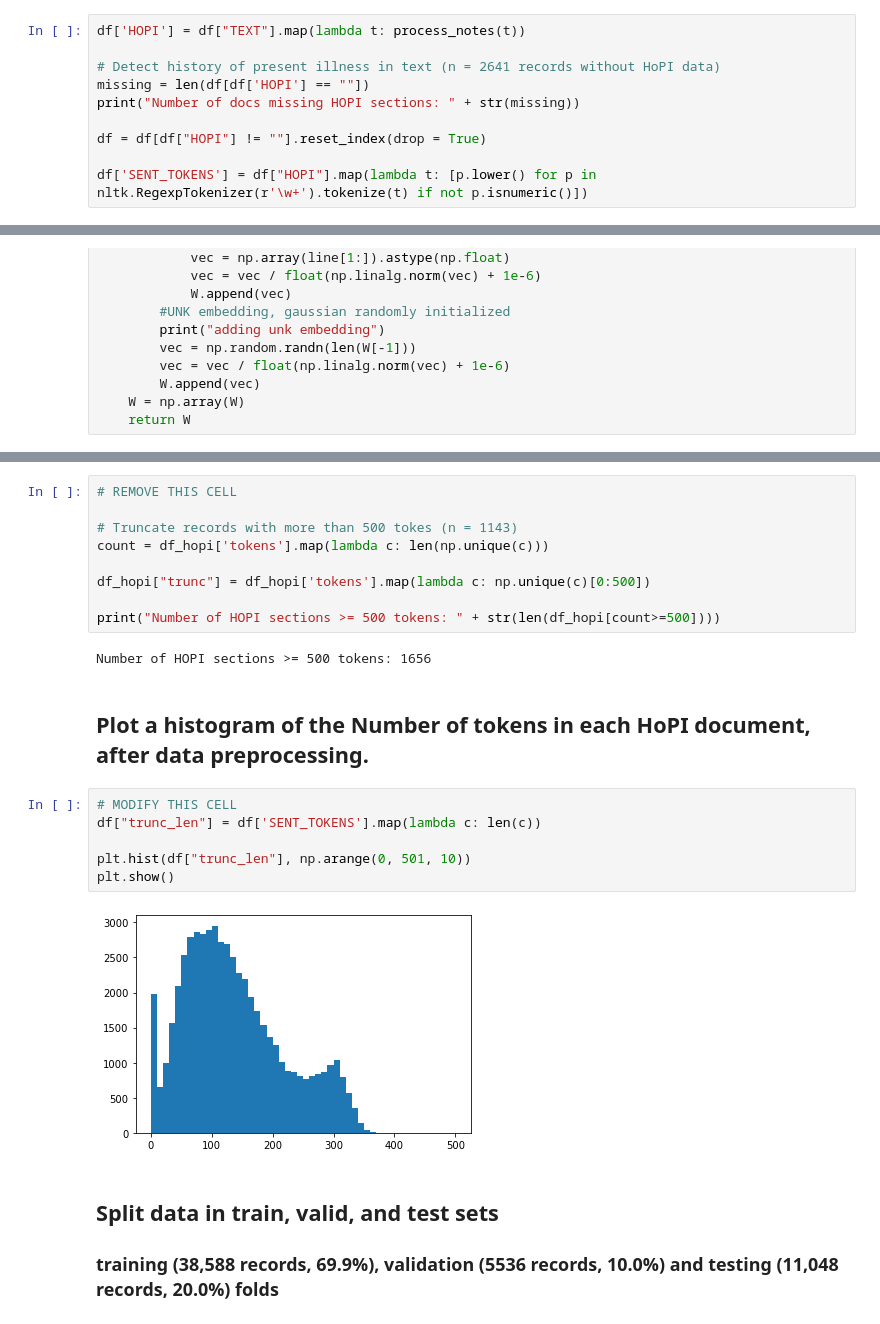
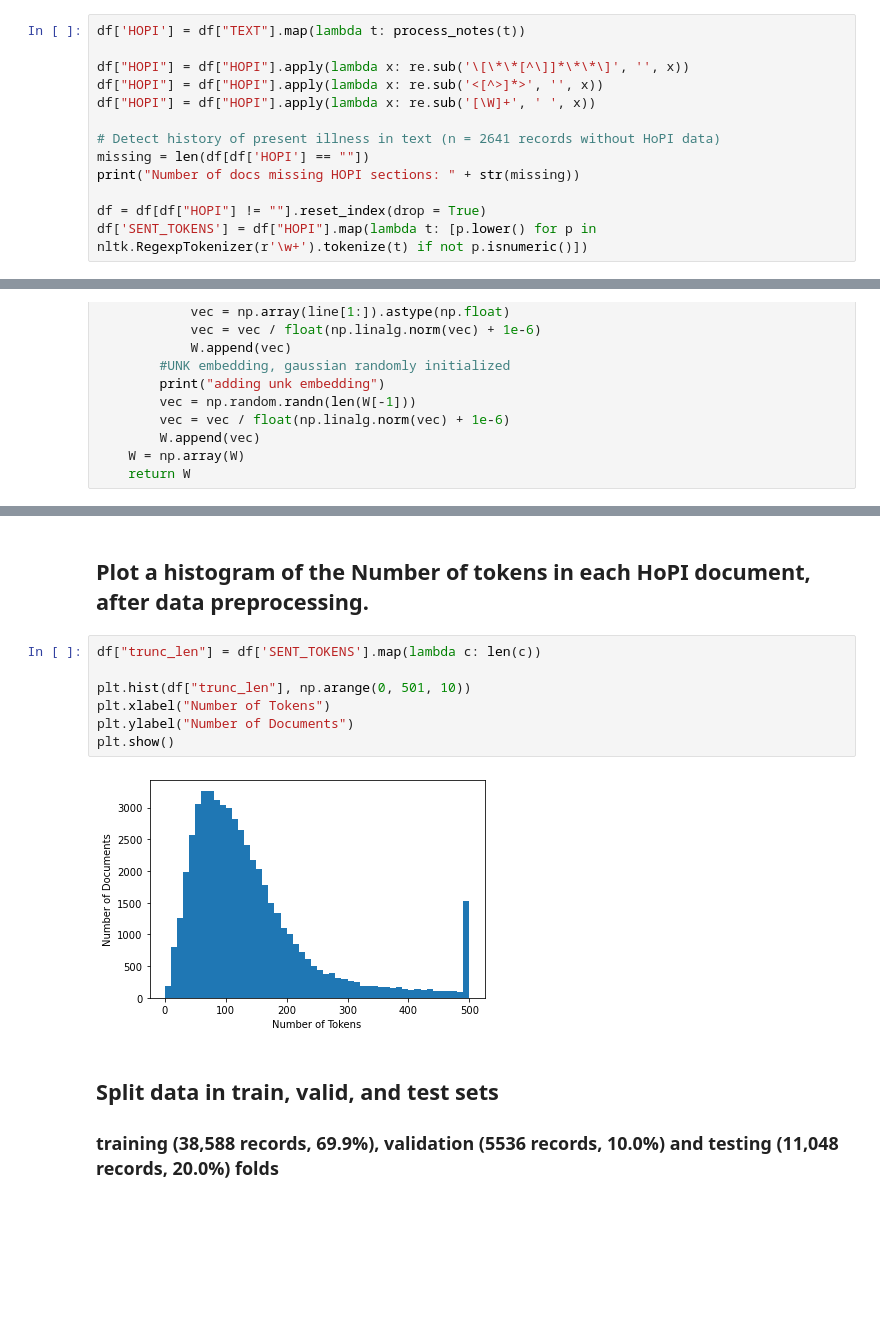
Before and after one commit to AshleyRoakes/CSE6250-Project, a Jupyter notebook: MIMIC Project.ipynb, the cells around one changed output, grey strips where cells are left out. Saved outputs shown, nothing was run; the diff lists cells and outputs as text; blank space fills up the shorter version.

```diff
--- a/MIMIC Project.ipynb
+++ b/MIMIC Project.ipynb
@@ -154,12 +156,15 @@ def process_notes(st):
     return n
 # %%
 df['HOPI'] = df["TEXT"].map(lambda t: process_notes(t))
+
+df["HOPI"] = df["HOPI"].apply(lambda x: re.sub('\[\*\*[^\]]*\*\*\]', '', x))
+df["HOPI"] = df["HOPI"].apply(lambda x: re.sub('<[^>]*>', '', x))
+df["HOPI"] = df["HOPI"].apply(lambda x: re.sub('[\W]+', ' ', x))
 
 # Detect history of present illness in text (n = 2641 records without HoPI data)
 missing = len(df[df['HOPI'] == ""])
 print("Number of docs missing HOPI sections: " + str(missing))
 
 df = df[df["HOPI"] != ""].reset_index(drop = True)
-
 df['SENT_TOKENS'] = df["HOPI"].map(lambda t: [p.lower() for p in nltk.RegexpTokenizer(r'\w+').tokenize(t) if not p.isnumeric()])
 # %% [output]
@@ -306,24 +246,14 @@ df_hopi['tokens'] = df_hopi["HOPI"].map(lambda n: word_tokenize(n))
-# %%
-# REMOVE THIS CELL
-
-# Truncate records with more than 500 tokes (n = 1143)
-count = df_hopi['tokens'].map(lambda c: len(np.unique(c)))
-
-df_hopi["trunc"] = df_hopi['tokens'].map(lambda c: np.unique(c)[0:500])
-
-print("Number of HOPI sections >= 500 tokens: " + str(len(df_hopi[count>=500])))
-# %% [output]
-Number of HOPI sections >= 500 tokens: 1656
 # %% [markdown]
 ## Plot a histogram of the Number of tokens in each HoPI document, after data preprocessing.
 # %%
-# MODIFY THIS CELL
 df["trunc_len"] = df['SENT_TOKENS'].map(lambda c: len(c))
 
 plt.hist(df["trunc_len"], np.arange(0, 501, 10))
+plt.xlabel("Number of Tokens")
+plt.ylabel("Number of Documents")
 plt.show()
 # %% [output]
-[figure, old version]
+[figure, new version]
 # %% [markdown]
 ## Split data in train, valid, and test sets
 ### training (38,588 records, 69.9%), validation (5536 records, 10.0%) and testing (11,048 records, 20.0%) folds
```
Also changed, not shown: parts of 30 cells of this notebook.
